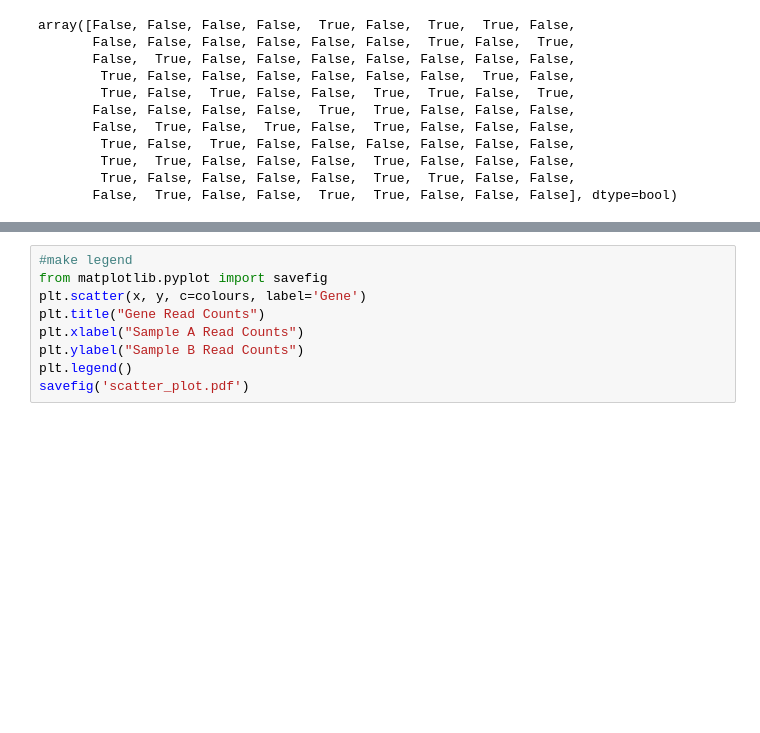
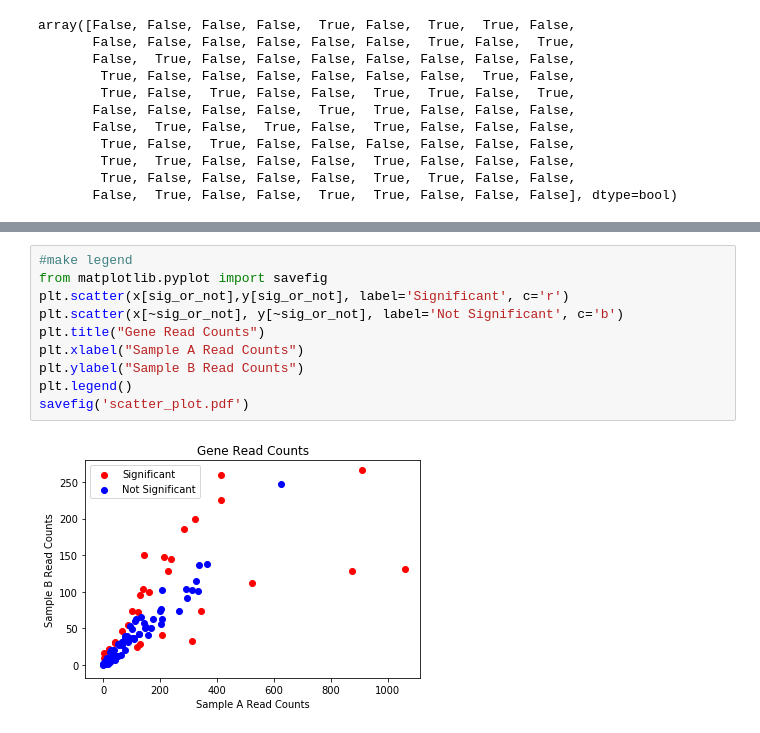
Before and after one commit to annabehling/program_B, a Jupyter notebook: program_B.ipynb, the cells around one changed output, grey strips where cells are left out. Cells and saved outputs as stored; diff of their text form; blank space fills up the shorter version.

Commit message:
finished rough workbook. outputs a graph coloured by padj, with title, axes labels and colour legend.

```diff
--- a/program_B.ipynb
+++ b/program_B.ipynb
@@ -796,9 +798,12 @@ x[:6]
 # %%
 #make legend
 from matplotlib.pyplot import savefig
-plt.scatter(x, y, c=colours, label='Gene')
+plt.scatter(x[sig_or_not],y[sig_or_not], label='Significant', c='r')
+plt.scatter(x[~sig_or_not], y[~sig_or_not], label='Not Significant', c='b')
 plt.title("Gene Read Counts")
 plt.xlabel("Sample A Read Counts")
 plt.ylabel("Sample B Read Counts")
 plt.legend()
 savefig('scatter_plot.pdf')
+# %% [output]
+[figure, added]
```
Also changed, not shown: parts of 2 cells of this notebook.
